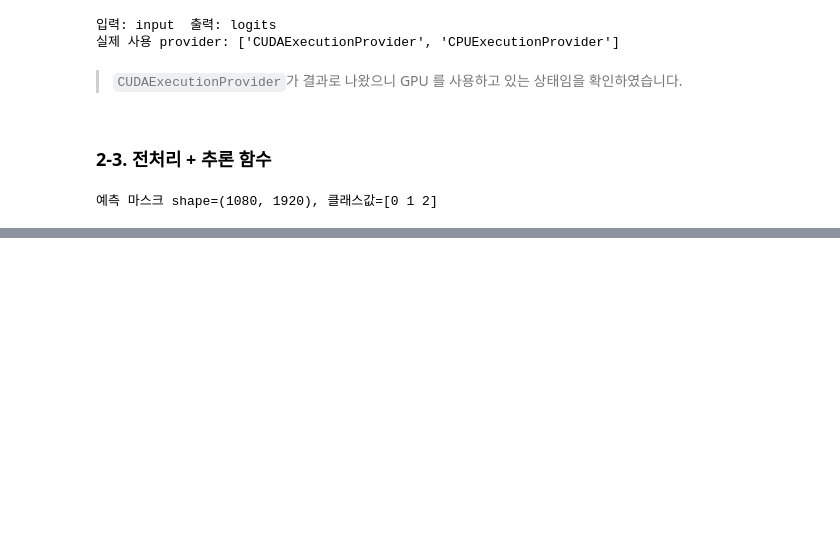
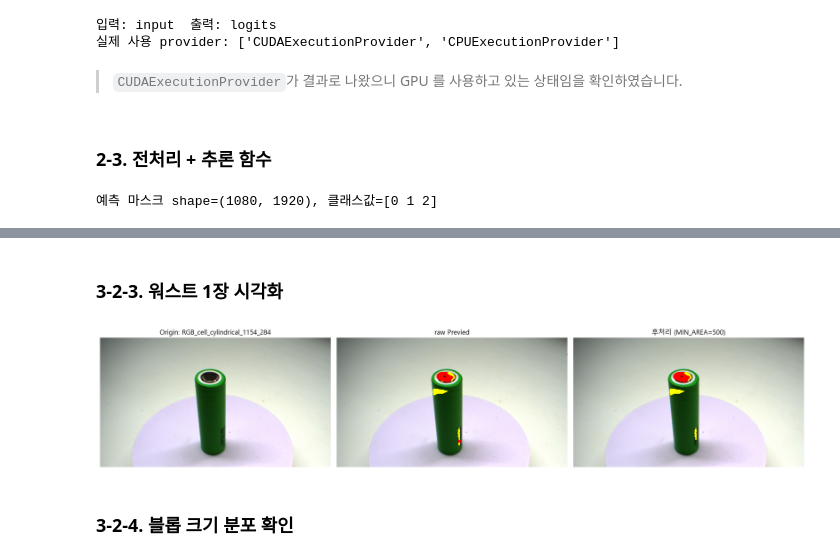
Before and after one commit to JJang-404/battery-mlops-vision, a Jupyter notebook: notebooks/06_verification.ipynb, the cells around one changed output, grey strips where cells are left out. Drawn from its saved outputs; the diff is of its cells as text; code cells hidden in the pictures; blank space fills up the shorter version.

```diff
--- a/notebooks/06_verification.ipynb
+++ b/notebooks/06_verification.ipynb
@@ -129,8 +129,8 @@ def predict(img_path):
 
     # 원본 해상도 복원 — 클래스는 nearest(인덱스 보존), 확률은 linear
     cls_full  = cv2.resize(cls513, (W, H), interpolation=cv2.INTER_NEAREST)
-    prob_full = np.stack([cv2.resize(prob513[c], (W, H), interpolation=cv2.INTER_LINEAR)
-                          for c in range(NUM_CLASSES)], axis=0)
+    prob_full = np.stack([cv2.resize(prob513[c], (W, H), interpolation=cv2.INTER_LINEAR) for c in range(NUM_CLASSES)], axis=0)
+
     return cls_full, prob_full
 
 # 동작 확인 — 결함 1장
@@ -140,0 +313,33 @@ print(f'예측 마스크 shape={_cls.shape}, 클래스값={np.unique(_cls)}')
+# %% [markdown]
+### 3-2-3. 워스트 1장 시각화
+# %%
+# 가장 과검이 심한 1장을 골라 raw vs 후처리 결과를 비교
+worst = ok_pp.sort_values('defect_px', ascending=False).iloc[0]['name']
+img_path = IMG_DIR / f'{worst}.png'
+
+# 한글 깨짐 마이너스 부호 깨짐 방지
+plt.rcParams['font.family'] = 'Malgun Gothic'
+plt.rcParams['axes.unicode_minus'] = False
+
+img = cv2.cvtColor(cv2.imread(str(img_path)), cv2.COLOR_BGR2RGB)
+cls_raw, _ = predict(img_path)
+cls_pp     = postprocess(cls_raw)
+
+overlay_raw = img.copy()
+overlay_pp  = img.copy()
+overlay_raw[cls_raw == 1] = (255, 255, 0)   # Pollution → 노랑
+overlay_raw[cls_raw == 2] = (255, 0,   0)   # Damaged   → 빨강
+overlay_pp [cls_pp  == 1] = (255, 255, 0)
+overlay_pp [cls_pp  == 2] = (255, 0,   0)
+
+fig, ax = plt.subplots(1, 3, figsize=(18, 6))
+ax[0].imshow(img);          ax[0].set_title(f'Origin: {worst}')
+ax[1].imshow(overlay_raw);  ax[1].set_title('raw Previed')
+ax[2].imshow(overlay_pp);   ax[2].set_title(f'후처리 (MIN_AREA={MIN_AREA})')
+for a in ax: a.axis('off')
+plt.tight_layout()
+plt.show()
+# %% [output]
+[figure, added]
+# %% [markdown]
+### 3-2-4. 블롭 크기 분포 확인
```
Also changed, not shown: parts of 14 cells of this notebook.
